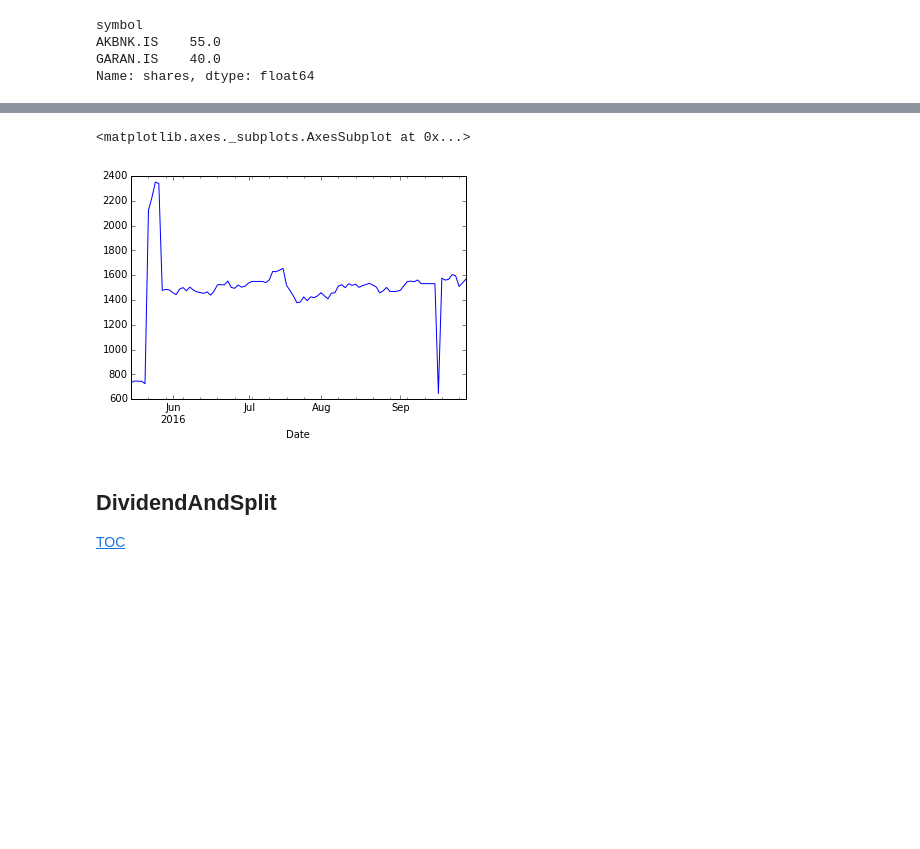
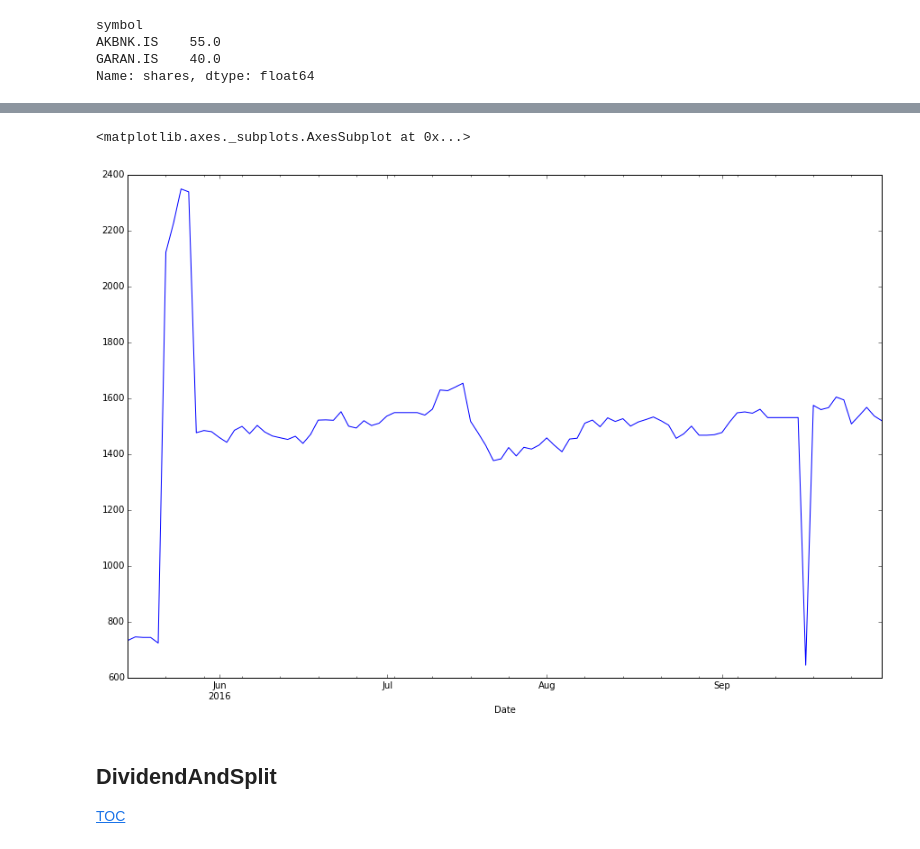
Before and after one commit to armanboyaci/notebooks, a Jupyter notebook: Financial Investment Planning.ipynb, the cells around one changed output, grey strips where cells are left out. Saved outputs shown, nothing was run; the diff lists cells and outputs as text; code cells hidden in the pictures; blank space fills up the shorter version.

```diff
--- a/Financial Investment Planning.ipynb
+++ b/Financial Investment Planning.ipynb
@@ -461,9 +462,9 @@ def compare_with_benchmark(historical_value, benchmark_symbol="XU100.IS"):
     print "Benchmark performance:", (benchmark.ix[-1] - 1)*100
 # %%
-historical_performance(transactions, prices).plot()
+historical_performance(transactions, prices).plot(figsize= [15,10])
 # %% [output]
 <matplotlib.axes._subplots.AxesSubplot at 0x...>
-[figure, old version]
+[figure, new version]
 # %% [markdown]
 ## DividendAndSplit
 [TOC](#TableOfContents)
```
Also changed, not shown: parts of 37 cells of this notebook.
